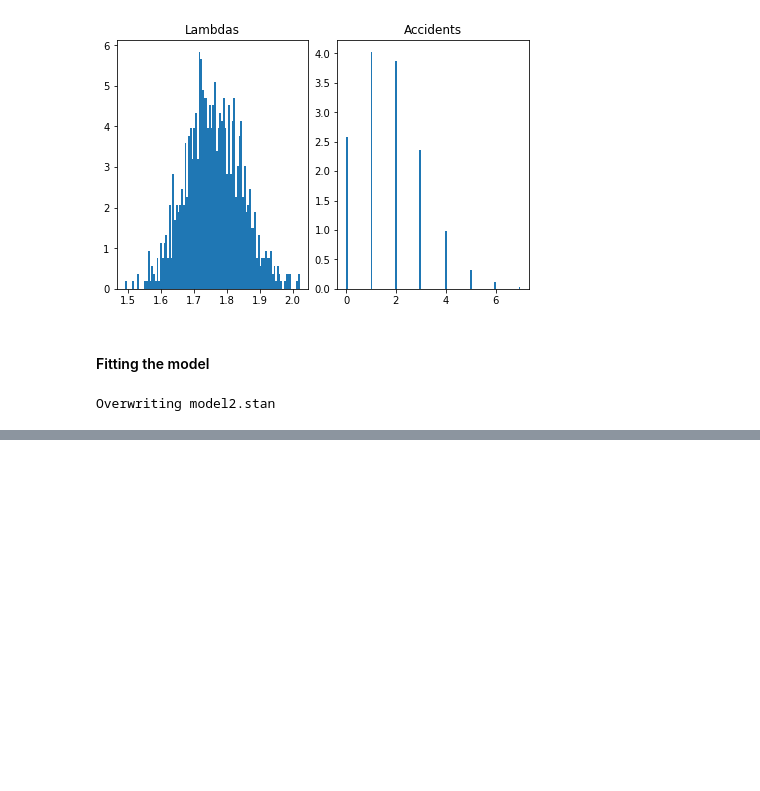
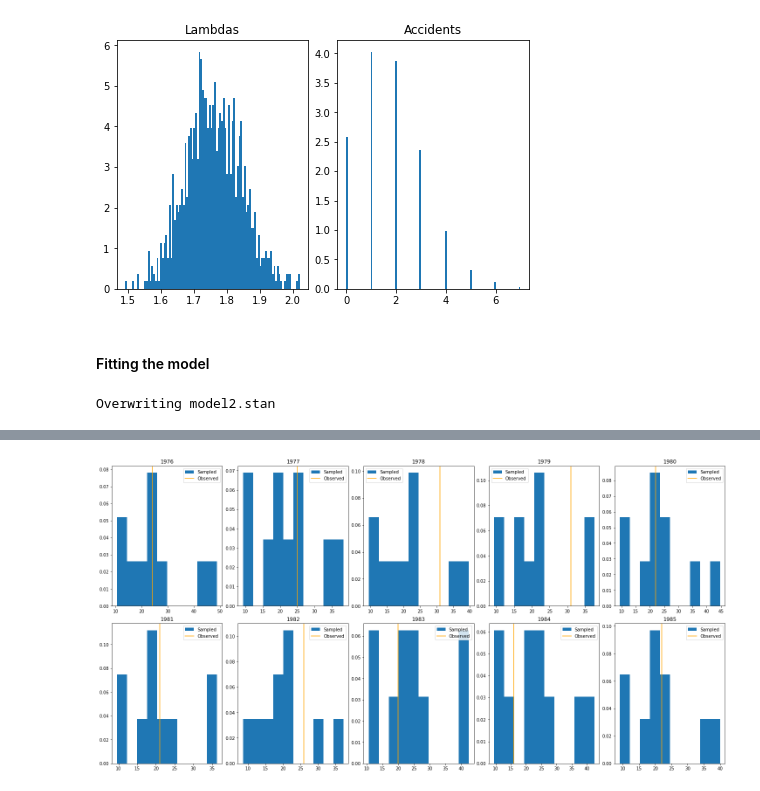
Before and after one commit to bartoszzak/Data_Analytics, a Jupyter notebook: lab5/lab5.ipynb, the cells around one changed output, grey strips where cells are left out. Cells and saved outputs as stored; diff of their text form; code cells hidden in the pictures; blank space fills up the shorter version.

```diff
--- a/lab5/lab5.ipynb
+++ b/lab5/lab5.ipynb
@@ -192,0 +223,4 @@ plt.show()
+# %%
+model = CmdStanModel(stan_file='model3.stan')
+fit = model.sample(data={'N': len(data), 'miles': data['Miles flown [100 mln miles]'], 'accidents': data['Fatal accidents']},
+                   seed=1234)
@@ -192,0 +246,3 @@ plt.show()
+# %%
+df = fit.draws_pd()
+df
@@ -192,0 +263,13 @@ plt.show()
+# %%
+lambdas = df.loc[:, 'lambda[1]':].values
+
+_, ax = plt.subplots(2, 5, constrained_layout=True, figsize=(20, 10))
+for ax, sampled_lambda, observed_lambda, year in zip(ax.flatten(), lambdas, data['Fatal accidents'], data['Year']):
+    ax.hist(sampled_lambda, density=True, label="Sampled")
+    ax.axvline(observed_lambda, label="Observed", color='orange')
+    ax.legend()
+    ax.set_title(year)
+
+plt.show()
+# %% [output]
+[figure, added]
```
Also changed, not shown: parts of 8 cells of this notebook.
